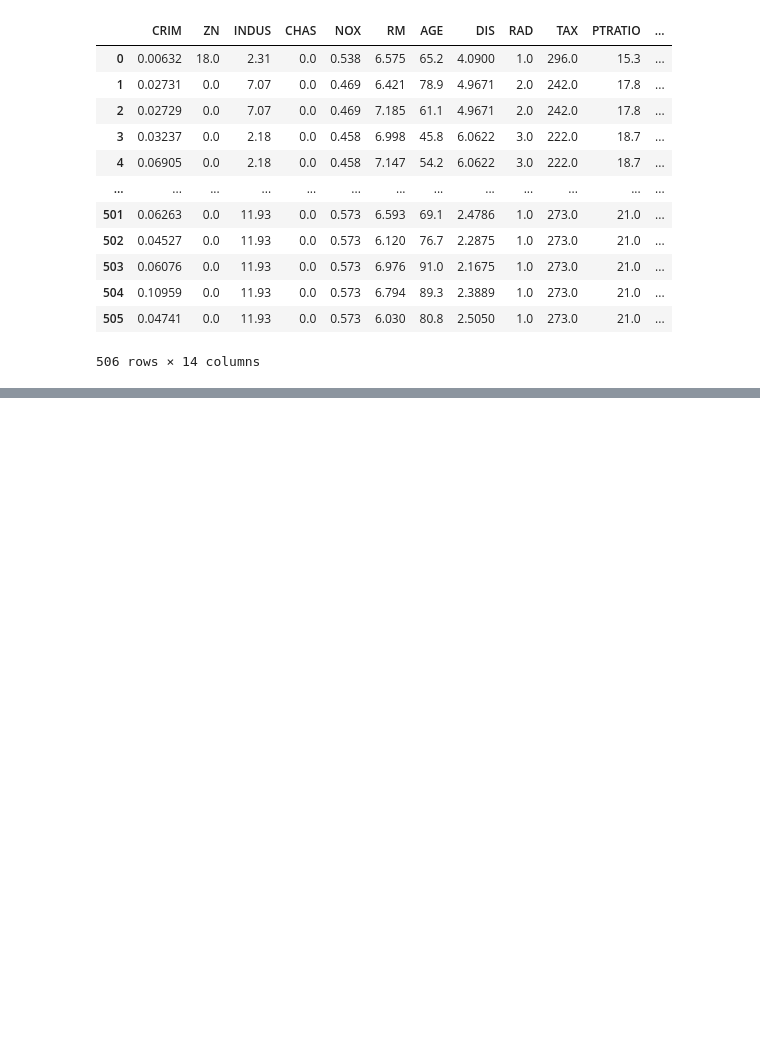
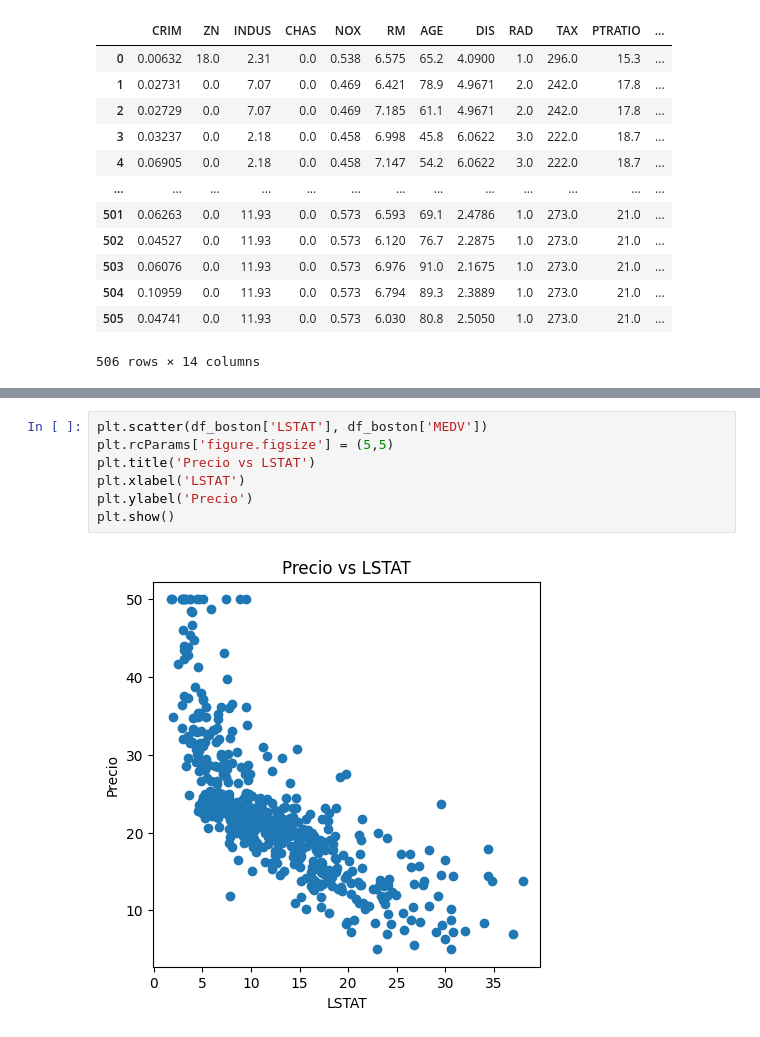
Before and after one commit to tackel/Ciencia-de-datos---Curso, a Jupyter notebook: Regresion lieal simple/reg_lineal_simple.ipynb, the cells around one changed output, grey strips where cells are left out. Saved outputs shown, nothing was run; the diff lists cells and outputs as text; blank space fills up the shorter version.

```diff
--- a/Regresion lieal simple/reg_lineal_simple.ipynb
+++ b/Regresion lieal simple/reg_lineal_simple.ipynb
@@ -244,0 +307,9 @@ df_boston
+# %%
+plt.scatter(df_boston['LSTAT'], df_boston['MEDV'])
+plt.rcParams['figure.figsize'] = (5,5)
+plt.title('Precio vs LSTAT')
+plt.xlabel('LSTAT')
+plt.ylabel('Precio')
+plt.show()
+# %% [output]
+[figure, added]
```
Also changed, not shown: parts of 12 cells of this notebook.
